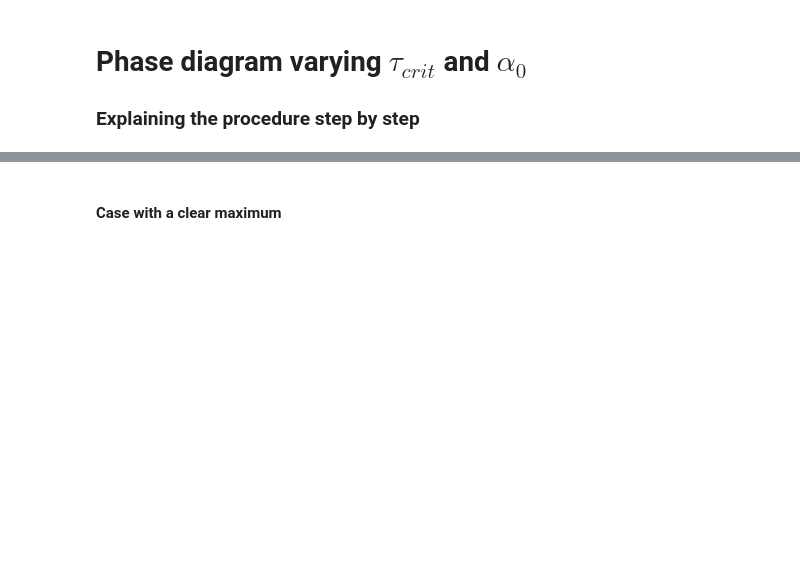
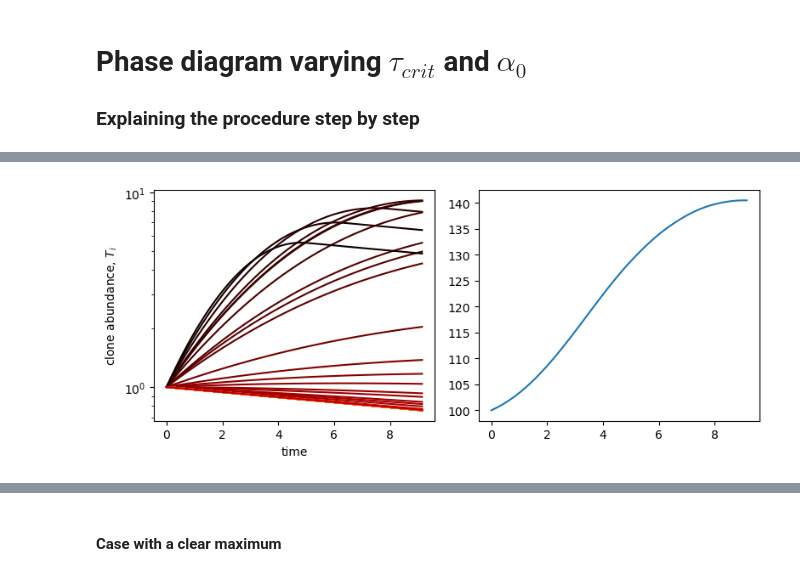
Before and after one commit to statbiophys/TT-inhibition, a Jupyter notebook: phase_diagram_procedure.ipynb, the cells around one changed output, grey strips where cells are left out. Saved outputs shown, nothing was run; the diff lists cells and outputs as text; code cells hidden in the pictures; blank space fills up the shorter version.

```diff
--- a/phase_diagram_procedure.ipynb
+++ b/phase_diagram_procedure.ipynb
@@ -117,3 +136,22 @@ plt.tight_layout()
+# %%
+fig, (ax1, ax2) = plt.subplots(1,2,figsize=(8, 3.5))
+
+cmap = colormaps.get_cmap('hot_r')
+cmap_norm = plt.Normalize(vmin=min(np.log10(tau_samp.taus)), vmax=max(np.log10(tau_samp.taus)))
+
+ax1.set_yscale('log')
+ax1.set_xlabel('time')
+ax1.set_ylabel(r'clone abundance, $T_i$')
+for i, Ts in enumerate(T_trajs.T):
+    color = cmap(cmap_norm(np.log10(tau_samp.taus[i])))
+    ax1.plot(times, Ts, c=color)
+
+T_tot = np.sum(T_trajs, axis=1)
+ax2.plot(times, T_tot)
+
+plt.tight_layout()
+# %% [output]
+[figure, added]
 # %% [markdown]
 ## Detecting the maximum of abundance-affinity plot in an ensemble
 
```
Also changed, not shown: parts of 18 cells of this notebook, 9 other files.
